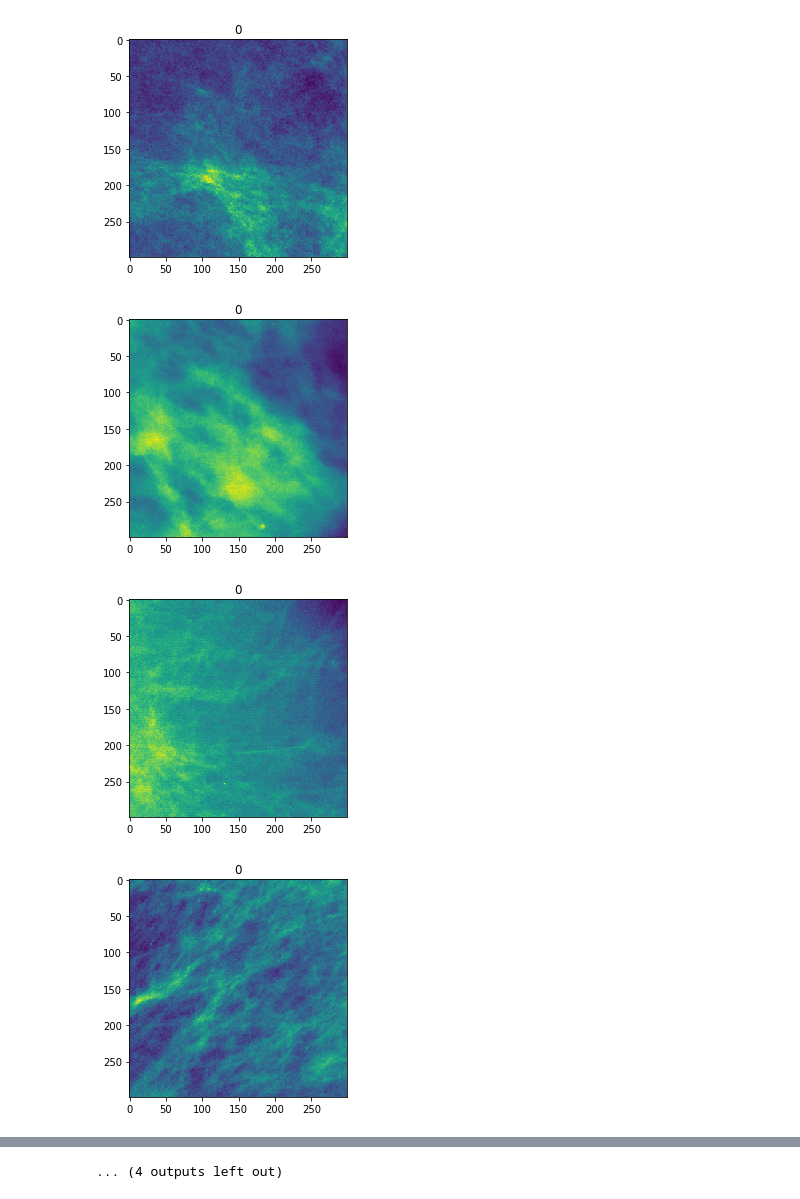
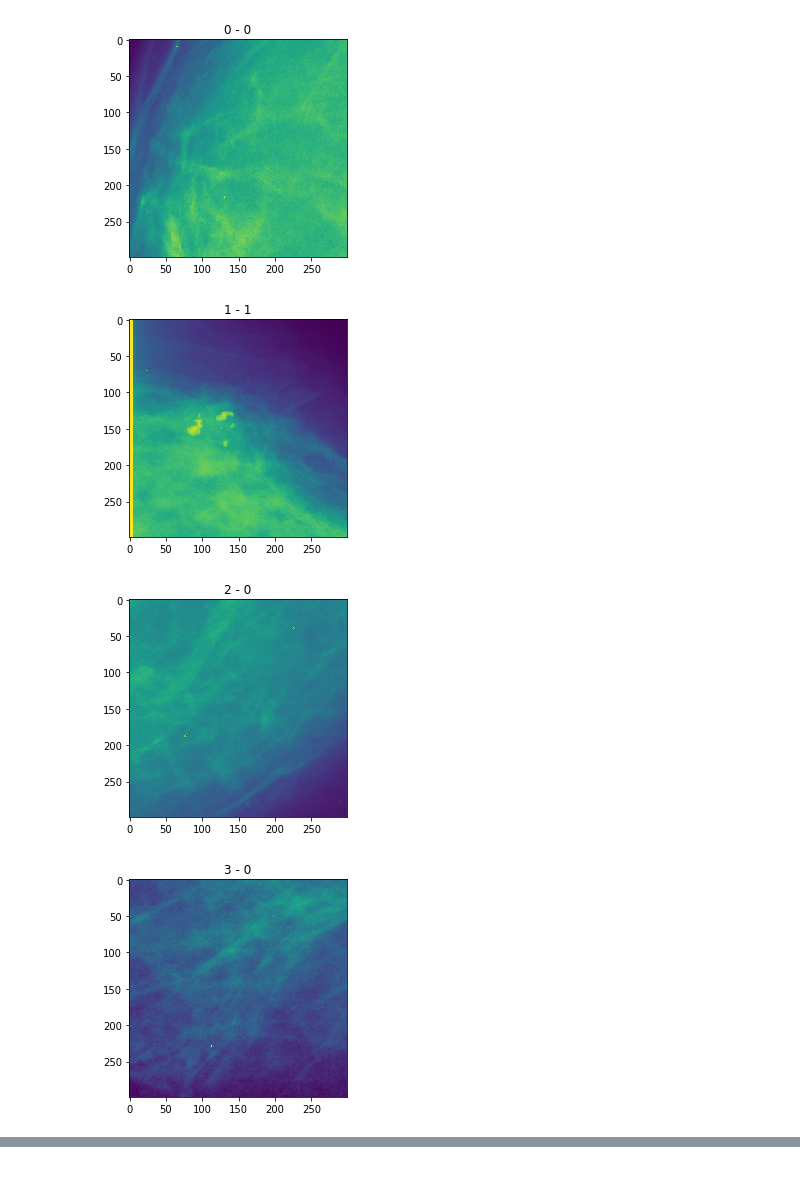
Before and after one commit to escuccim/mias-mammography, a Jupyter notebook: write_to_tfrecords.ipynb, the cells around one changed output, grey strips where cells are left out. Cells and saved outputs as stored; diff of their text form; code cells hidden in the pictures.

```diff
--- a/write_to_tfrecords.ipynb
+++ b/write_to_tfrecords.ipynb
@@ -90,7 +105,7 @@ dtype: float64
 from sklearn.model_selection import train_test_split
 
 # Split data into training and test
-X_tr, X_te, y_tr, y_te, labels_normal_tr, labels_normal_te, labels_mass_tr, labels_mass_te, labels_benign_tr, labels_benign_te = train_test_split(all_images, labels_enc, labels_normal, labels_mass, labels_benign, test_size=0.2, random_state=3455)
+X_tr, X_te, y_tr, y_te, train_filenames, test_filenames, labels_normal_tr, labels_normal_te, labels_mass_tr, labels_mass_te, labels_benign_tr, labels_benign_te = train_test_split(all_images, labels_enc, all_filenames, labels_normal, labels_mass, labels_benign, test_size=0.2, random_state=3455)
 # %%
 print("X_tr", X_tr.shape)
 print("X_te", X_te.shape)
@@ -119,6 +134,7 @@ for i in range(4):
         label_normal = labels_normal_tr[idx]
         label_mass = labels_mass_tr[idx]
         label_benign = labels_benign_tr[idx]
+        filename = train_filenames[idx].tostring()
         image = X_tr[idx]
         image_raw = image.tostring()
 
@@ -129,6 +145,7 @@ for i in range(4):
                 # float_list, or bytes_list
                 'label': _int64_feature(label),
                 'label_normal': _int64_feature(label_normal),
+                'filename': _bytes_feature(filename),
                 'label_mass': _int64_feature(label_mass),
                 'label_benign': _int64_feature(label_benign),
                 'image': _bytes_feature(image_raw),
@@ -194,35 +212,42 @@ def read_and_decode_single_example(filenames):
     # scale the image
     image = tf.image.per_image_standardization(image)
 
+    # random flip image
+    image = tf.image.random_flip_left_right(image)
+    image = tf.image.random_flip_up_down(image)
+
+    #image = tf.image.random_brightness(image, max_delta=10)
+    #image = tf.image.random_contrast(image, lower=0.2, upper=1.8)
+
     return label, image
 # %%
 label, image = read_and_decode_single_example(["data/training_0.tfrecords", "data/training_1.tfrecords"])
 
-images_batch, labels_batch = tf.train.shuffle_batch([image, label], batch_size=16, capacity=2000, min_after_dequeue=1000)
+#images_batch, labels_batch = tf.train.shuffle_batch([image, label], batch_size=16, capacity=2000, min_after_dequeue=1000)
+images_batch, labels_batch = tf.train.batch([image, label], batch_size=16, capacity=2000)
 
 global_step = tf.Variable(0, trainable=False)
 # %%
 with tf.Session() as sess:
     sess.run(tf.global_variables_initializer())
     sess.run(tf.local_variables_initializer())
 
     coord = tf.train.Coordinator()
     threads = tf.train.start_queue_runners(coord=coord)
+    for j in range(1):
+        la_b, im_b = sess.run([labels_batch, images_batch])
 
-    la_b, im_b = sess.run([labels_batch, images_batch])
-
-
-    for i in range(16):
-        plt.imshow(im_b[i].reshape([299,299]))
-        plt.title(la_b[i])
-        plt.show()
+        for i in range(4):
+            plt.imshow(im_b[i].reshape([299,299]))
+            plt.title(str(i) + " - " + str(la_b[i]))
+            plt.show()
 
     coord.request_stop()
 
     # Wait for threads to stop
     coord.join(threads)
 # %% [output]
-[figure, old version]
+[figure, new version]
-[figure, old version]
+[figure, new version]
-[figure, old version]
+[figure, new version]
-[figure, old version]
+[figure, new version]
@@ -237 +253,0 @@ with tf.Session() as sess:
-... (4 outputs left out)
```
Also changed, not shown: parts of 12 cells of this notebook, 7 other files.
